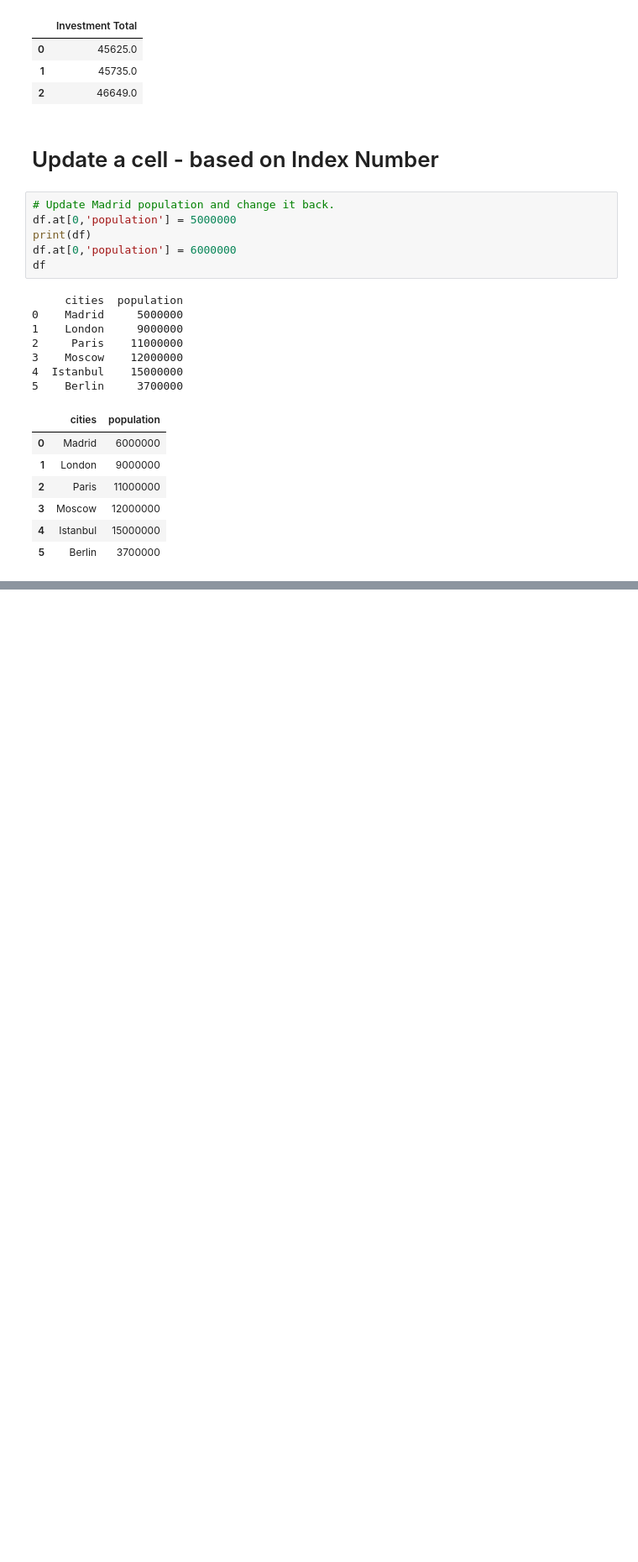
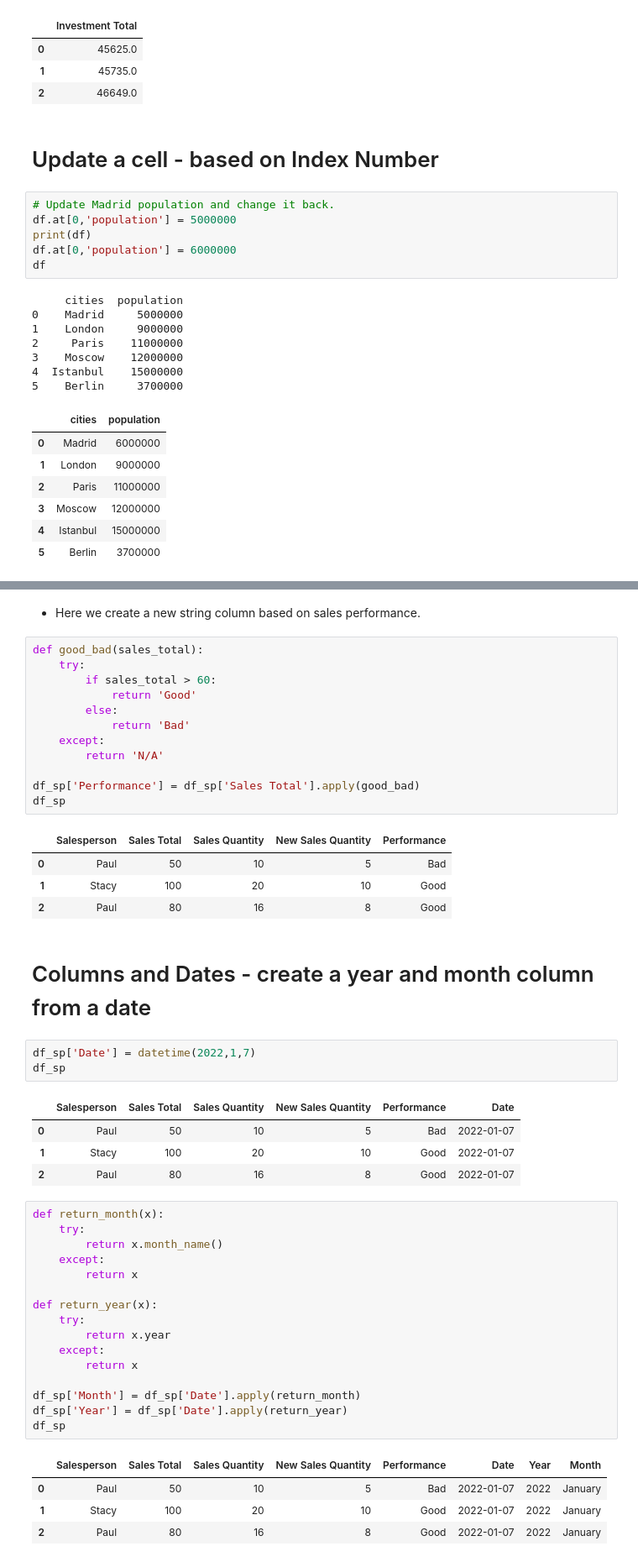
Before and after one commit to richardgourley/pandas-one-pagers, a Jupyter notebook: pandas-one-pager.ipynb, the cells around one changed output, grey strips where cells are left out. Shown: that part at 84% size. Cells and saved outputs as stored; diff of their text form; blank space fills up the shorter version.

Commit message:
columns with dates and more filtering examples added

```diff
--- a/pandas-one-pager.ipynb
+++ b/pandas-one-pager.ipynb
@@ -375,0 +357,50 @@ df_sp
+# %% [markdown]
+- Here we create a new string column based on sales performance.
+# %%
+def good_bad(sales_total):
+    try:
+        if sales_total > 60:
+            return 'Good'
+        else:
+            return 'Bad'
+    except:
+        return 'N/A'
+
+df_sp['Performance'] = df_sp['Sales Total'].apply(good_bad)
+df_sp
+# %% [output]
+|  | Salesperson | Sales Total | Sales Quantity | New Sales Quantity | Performance |
+| 0 | Paul | 50 | 10 | 5 | Bad |
+| 1 | Stacy | 100 | 20 | 10 | Good |
+| 2 | Paul | 80 | 16 | 8 | Good |
+# %% [markdown]
+# Columns and Dates - create a year and month column from a date
+# %%
+df_sp['Date'] = datetime(2022,1,7)
+df_sp
+# %% [output]
+|  | Salesperson | Sales Total | Sales Quantity | New Sales Quantity | Performance | Date |
+| 0 | Paul | 50 | 10 | 5 | Bad | 2022-01-07 |
+| 1 | Stacy | 100 | 20 | 10 | Good | 2022-01-07 |
+| 2 | Paul | 80 | 16 | 8 | Good | 2022-01-07 |
+# %%
+def return_month(x):
+    try:
+        return x.month_name()
+    except:
+        return x
+
+def return_year(x):
+    try:
+        return x.year
+    except:
+        return x
+
+df_sp['Month'] = df_sp['Date'].apply(return_month)
+df_sp['Year'] = df_sp['Date'].apply(return_year)
+df_sp
+# %% [output]
+|  | Salesperson | Sales Total | Sales Quantity | New Sales Quantity | Performance | Date | Year | Month |
+| 0 | Paul | 50 | 10 | 5 | Bad | 2022-01-07 | 2022 | January |
+| 1 | Stacy | 100 | 20 | 10 | Good | 2022-01-07 | 2022 | January |
+| 2 | Paul | 80 | 16 | 8 | Good | 2022-01-07 | 2022 | January |
```
Also changed, not shown: parts of 53 cells of this notebook.
